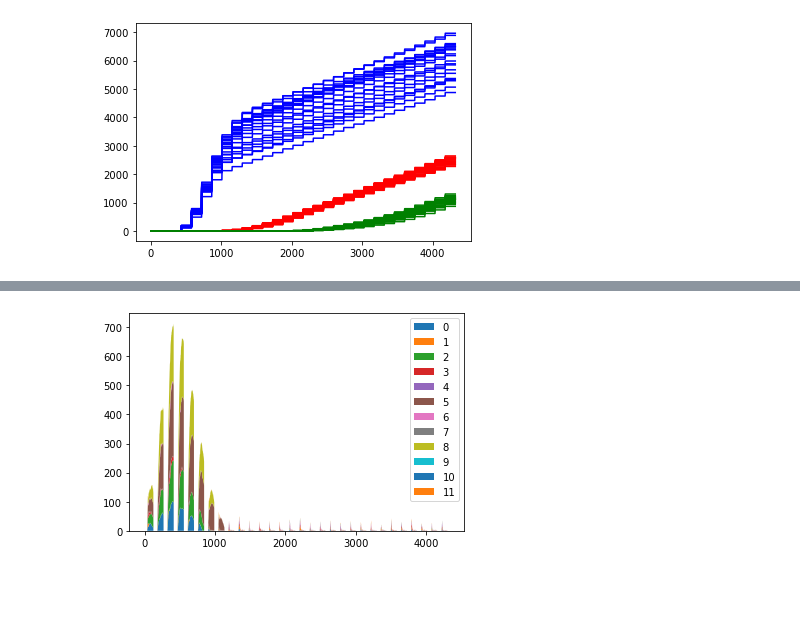
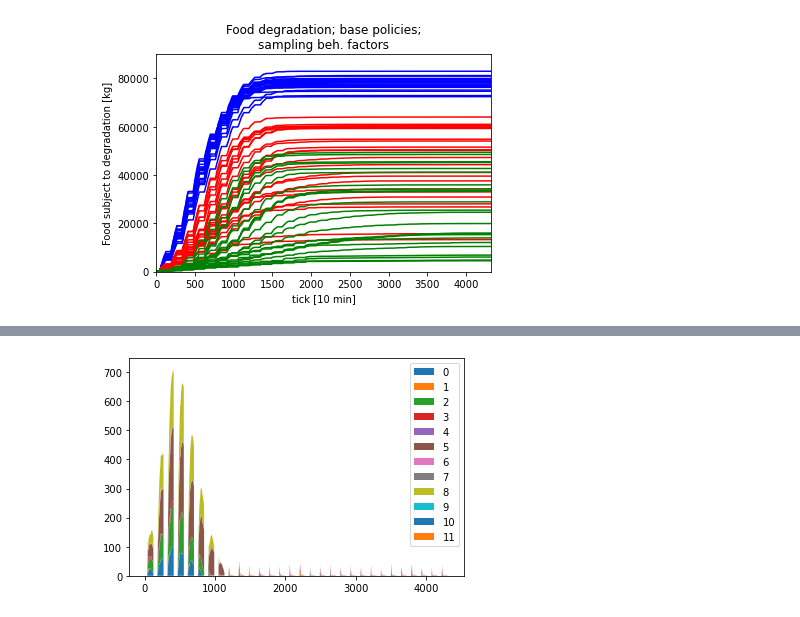
Before and after one commit to daanieo/FATM_ABM, a Jupyter notebook: results/sampling_base/Interpretation.ipynb, the cells around one changed output, grey strips where cells are left out. Cells and saved outputs as stored; diff of their text form; code cells hidden in the pictures; blank space fills up the shorter version.

```diff
--- a/results/sampling_base/Interpretation.ipynb
+++ b/results/sampling_base/Interpretation.ipynb
@@ -31,0 +48,23 @@ plt.plot(x,np.ones(4320)*3000)
+# %%
+for i in d:
+    for j in d[i]:
+        if i == 0:
+            plt.plot( 1, input_vars.alpha[j],'bo' )
+            plt.plot( 2, input_vars.beta[j],'bo' )
+            plt.plot( 3, input_vars.gamma[j]/30.,'bo' )
+            plt.plot( 4, input_vars.epsilon[j],'bo' )
+        if i == 1:
+            plt.plot( 1.1, input_vars.alpha[j],'ro' )
+            plt.plot( 2.1, input_vars.beta[j],'ro' )
+            plt.plot( 3.1, input_vars.gamma[j]/30.,'ro' )
+            plt.plot( 4.1, input_vars.epsilon[j],'ro' )
+        if i == 2:
+            plt.plot( 1.2, input_vars.alpha[j],'go' )
+            plt.plot( 2.2, input_vars.beta[j],'go' )
+            plt.plot( 3.2, input_vars.gamma[j]/30.,'go' )
+            plt.plot( 4.2, input_vars.epsilon[j],'go' )
+
+# graph layout
+plt.title("Behavioural factors in sample space, per batch");
+plt.ylabel("Behavioural factor [-]");
+plt.xticks([1.1,2.1,3.1,4.1],["alpha","beta","gamma","epsilon"]);
@@ -32,11 +73,19 @@ plt.plot(x,np.ones(4320)*3000)
 # %%
+x = np.linspace(0,4319,4320)
 for i in d:
     for j in d[i]:
         if i == 0:
-            plt.plot( x, data.o1[data.o0==j],color='blue' )
+            plt.plot( x, data.o2[data.o0==j],color='blue' )
         if i == 1:
-            plt.plot( x, data.o1[data.o0==j],color='red' )
+            plt.plot( x, data.o2[data.o0==j],color='red' )
         if i == 2:
-            plt.plot( x, data.o1[data.o0==j],color='green' )
+            plt.plot( x, data.o2[data.o0==j],color='green' )
+
+# graph layout
+plt.title("Food degradation; base policies;\nsampling beh. factors");
+plt.ylabel("Food subject to degradation [kg]");
+plt.xlabel("tick [10 min]");
+plt.xlim([0,4320]);
+plt.ylim([-100,90000]);
 # %% [output]
-[figure, old version]
+[figure, new version]
```
Also changed, not shown: parts of 6 cells of this notebook, 1 other file.
